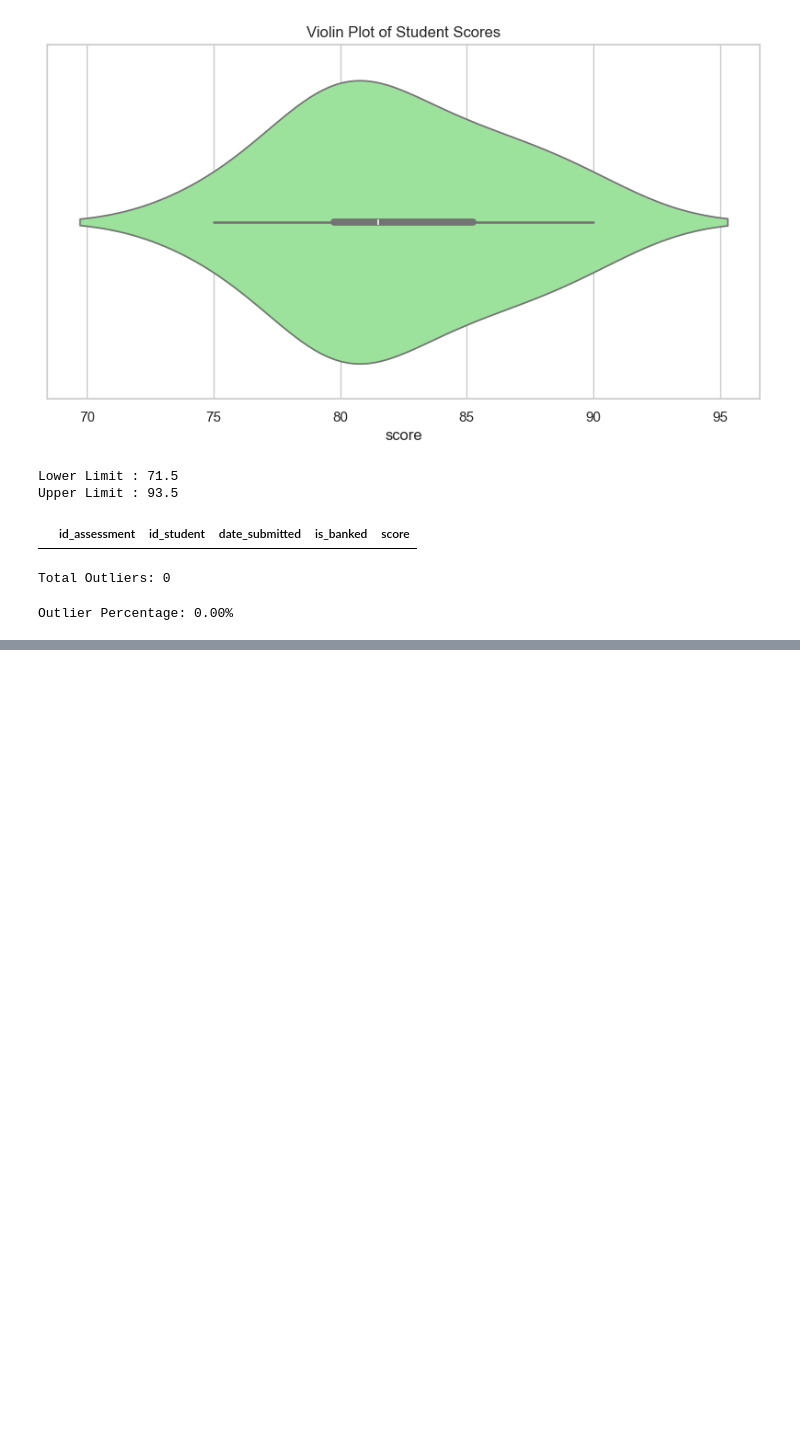
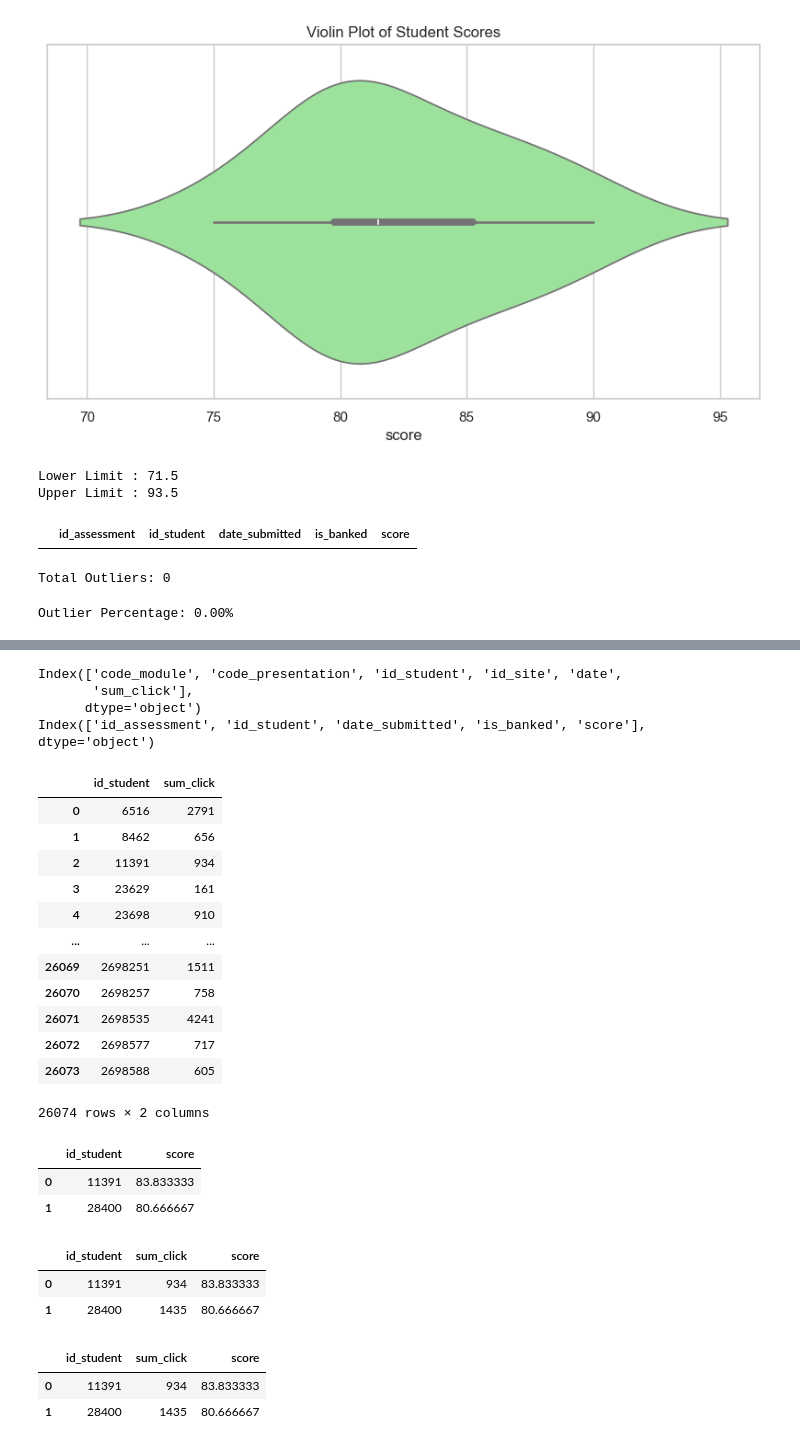
Before and after one commit to Maritot/EduMetrics-Student-At-Risk-Predictive-System, a Jupyter notebook: notebooks/EDA.ipynb, the cells around one changed output, grey strips where cells are left out. Drawn from its saved outputs; the diff is of its cells as text; code cells hidden in the pictures; blank space fills up the shorter version.

```diff
--- a/notebooks/EDA.ipynb
+++ b/notebooks/EDA.ipynb
@@ -148,0 +208,9 @@ Outlier Percentage: 0.00%
+# %%
+print(student_vle.columns)
+
+print(student_assessment.columns)
+# %% [output]
+Index(['code_module', 'code_presentation', 'id_student', 'id_site', 'date',
+       'sum_click'],
+      dtype='object')
+Index(['id_assessment', 'id_student', 'date_submitted', 'is_banked', 'score'], dtype='object')
@@ -148,0 +224,16 @@ Outlier Percentage: 0.00%
+# %%
+vle_summary
+# %% [output]
+|  | id_student | sum_click |
+| 0 | 6516 | 2791 |
+| 1 | 8462 | 656 |
+| 2 | 11391 | 934 |
+| 3 | 23629 | 161 |
+| 4 | 23698 | 910 |
+| ... | ... | ... |
+| 26069 | 2698251 | 1511 |
+| 26070 | 2698257 | 758 |
+| 26071 | 2698535 | 4241 |
+| 26072 | 2698577 | 717 |
+| 26073 | 2698588 | 605 |
+26074 rows × 2 columns
@@ -148,0 +247,6 @@ Outlier Percentage: 0.00%
+# %%
+assessment_summary
+# %% [output]
+|  | id_student | score |
+| 0 | 11391 | 83.833333 |
+| 1 | 28400 | 80.666667 |
@@ -148,0 +260,12 @@ Outlier Percentage: 0.00%
+# %%
+merged_df
+# %% [output]
+|  | id_student | sum_click | score |
+| 0 | 11391 | 934 | 83.833333 |
+| 1 | 28400 | 1435 | 80.666667 |
+# %%
+merged_df.head()
+# %% [output]
+|  | id_student | sum_click | score |
+| 0 | 11391 | 934 | 83.833333 |
+| 1 | 28400 | 1435 | 80.666667 |
```
Also changed, not shown: parts of 19 cells of this notebook, 1 other file.
